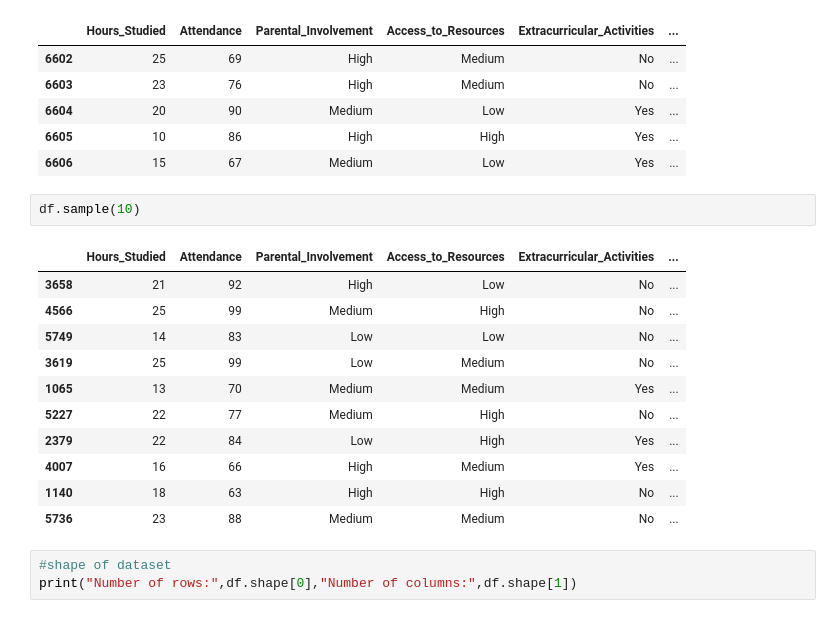
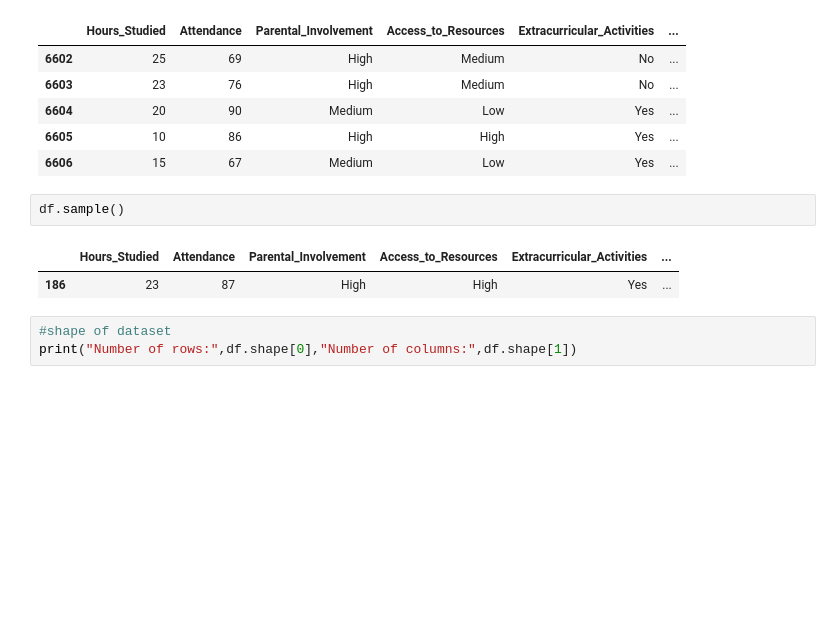
Before and after one commit to sikaneka/Student_Performance_Factors, a Jupyter notebook: Student_Performance_EDA.ipynb, the cells around one changed output. Drawn from its saved outputs; the diff is of its cells as text; blank space fills up the shorter version.

```diff
--- a/Student_Performance_EDA.ipynb
+++ b/Student_Performance_EDA.ipynb
@@ -80,19 +76,10 @@ df.tail()
 | 6605 | 10 | 86 | High | High | Yes | ... |
 | 6606 | 15 | 67 | Medium | Low | Yes | ... |
 # %%
-df.sample(10)
+df.sample()
 # %% [output]
 |  | Hours_Studied | Attendance | Parental_Involvement | Access_to_Resources | Extracurricular_Activities | ... |
-| 3658 | 21 | 92 | High | Low | No | ... |
-| 4566 | 25 | 99 | Medium | High | No | ... |
-| 5749 | 14 | 83 | Low | Low | No | ... |
-| 3619 | 25 | 99 | Low | Medium | No | ... |
-| 1065 | 13 | 70 | Medium | Medium | Yes | ... |
-| 5227 | 22 | 77 | Medium | High | No | ... |
-| 2379 | 22 | 84 | Low | High | Yes | ... |
-| 4007 | 16 | 66 | High | Medium | Yes | ... |
-| 1140 | 18 | 63 | High | High | No | ... |
-| 5736 | 23 | 88 | Medium | Medium | No | ... |
+| 186 | 23 | 87 | High | High | Yes | ... |
 # %%
 #shape of dataset
 print("Number of rows:",df.shape[0],"Number of columns:",df.shape[1])
```
Also changed, not shown: parts of 8 cells of this notebook.
